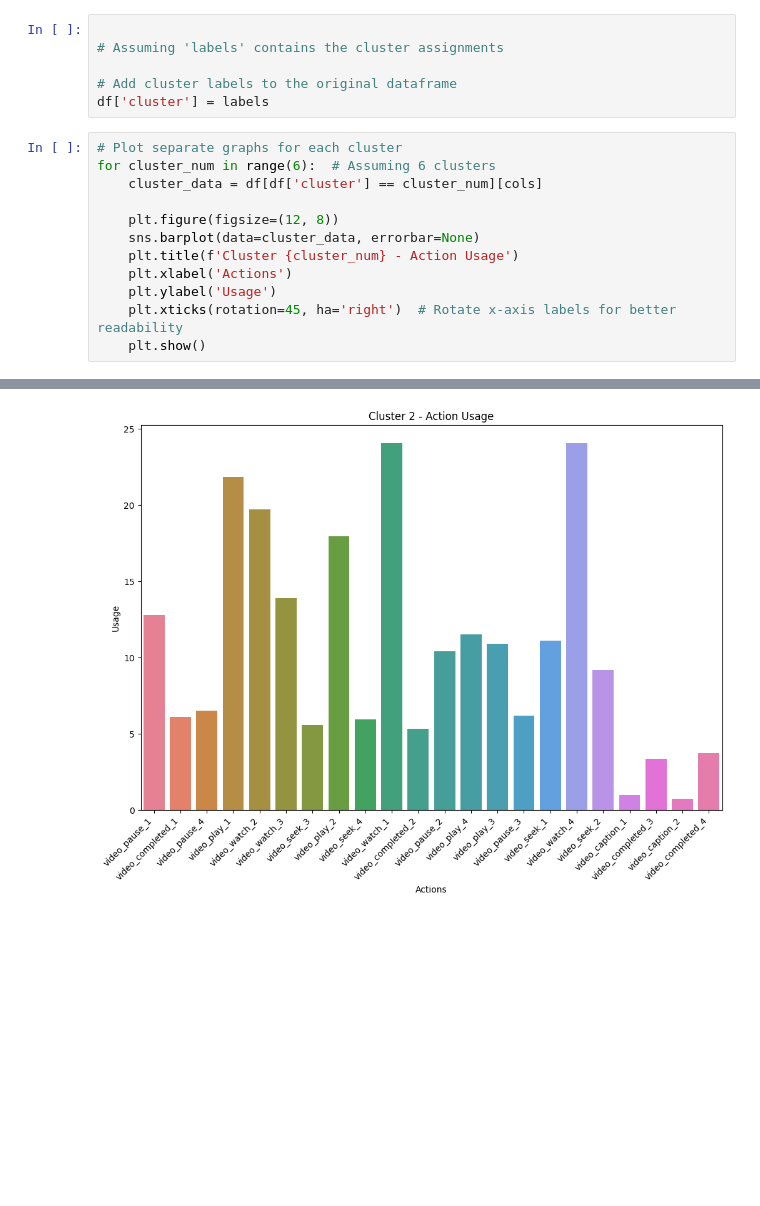
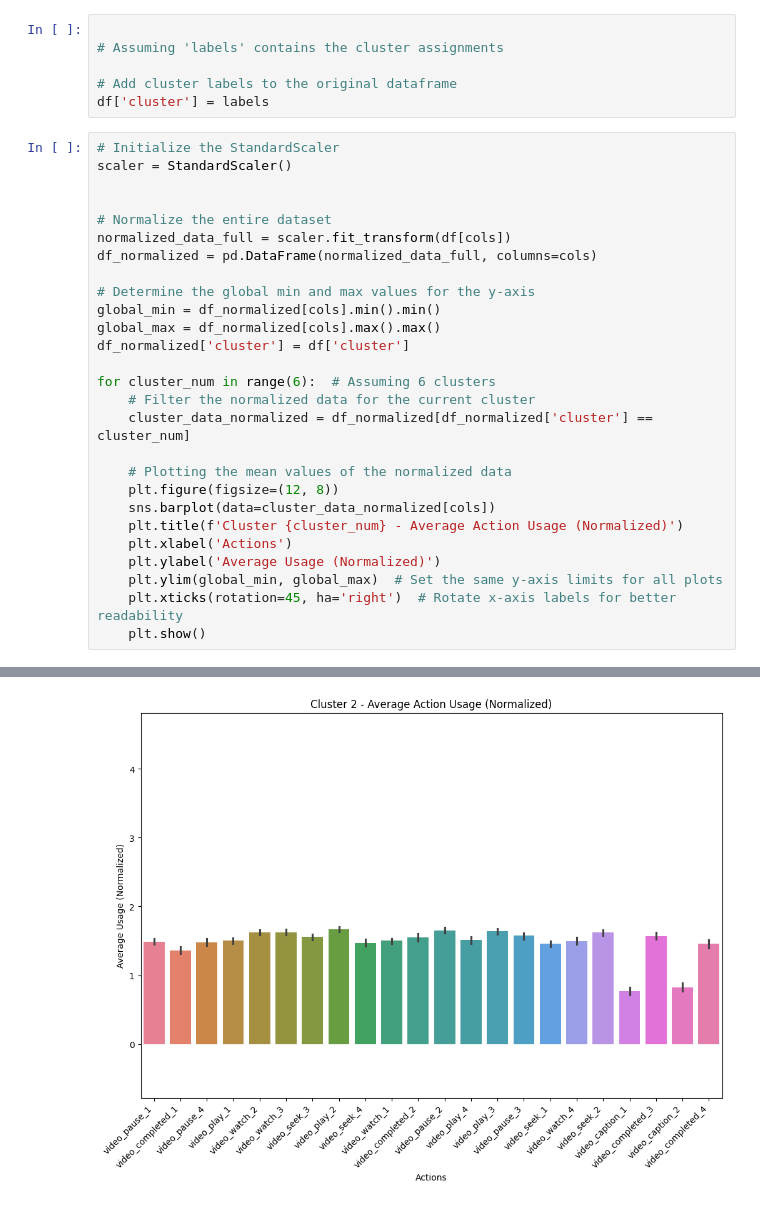
Before and after one commit to Jaidenmagnan/clusters, a Jupyter notebook: birch.ipynb, the cells around one changed output, grey strips where cells are left out. Drawn from its saved outputs; the diff is of its cells as text; blank space fills up the shorter version.

Commit message:
better graphs

```diff
--- a/birch.ipynb
+++ b/birch.ipynb
@@ -178,15 +178,30 @@ dtype: object
 # Add cluster labels to the original dataframe
 df['cluster'] = labels
 # %%
-# Plot separate graphs for each cluster
+# Initialize the StandardScaler
+scaler = StandardScaler()
+
+
+# Normalize the entire dataset
+normalized_data_full = scaler.fit_transform(df[cols])
+df_normalized = pd.DataFrame(normalized_data_full, columns=cols)
+
+# Determine the global min and max values for the y-axis
+global_min = df_normalized[cols].min().min()
+global_max = df_normalized[cols].max().max()
+df_normalized['cluster'] = df['cluster']
+
 for cluster_num in range(6):  # Assuming 6 clusters
-    cluster_data = df[df['cluster'] == cluster_num][cols]
+    # Filter the normalized data for the current cluster
+    cluster_data_normalized = df_normalized[df_normalized['cluster'] == cluster_num]
 
+    # Plotting the mean values of the normalized data
     plt.figure(figsize=(12, 8))
-    sns.barplot(data=cluster_data, errorbar=None)
-    plt.title(f'Cluster {cluster_num} - Action Usage')
+    sns.barplot(data=cluster_data_normalized[cols])
+    plt.title(f'Cluster {cluster_num} - Average Action Usage (Normalized)')
     plt.xlabel('Actions')
-    plt.ylabel('Usage')
+    plt.ylabel('Average Usage (Normalized)')
+    plt.ylim(global_min, global_max)  # Set the same y-axis limits for all plots
     plt.xticks(rotation=45, ha='right')  # Rotate x-axis labels for better readability
     plt.show()
 # %% [output]
@@ -195 +210 @@ for cluster_num in range(6):  # Assuming 6 clusters
-[figure, old version]
+[figure, new version]
```
Also changed, not shown: parts of 1 cell of this notebook.
